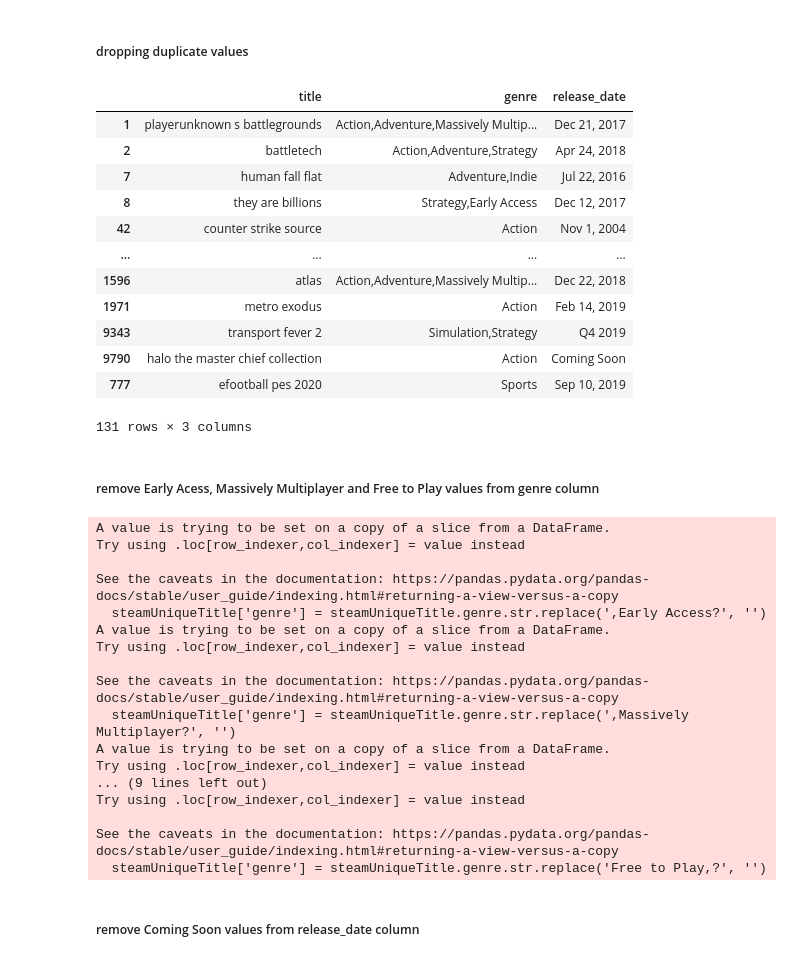
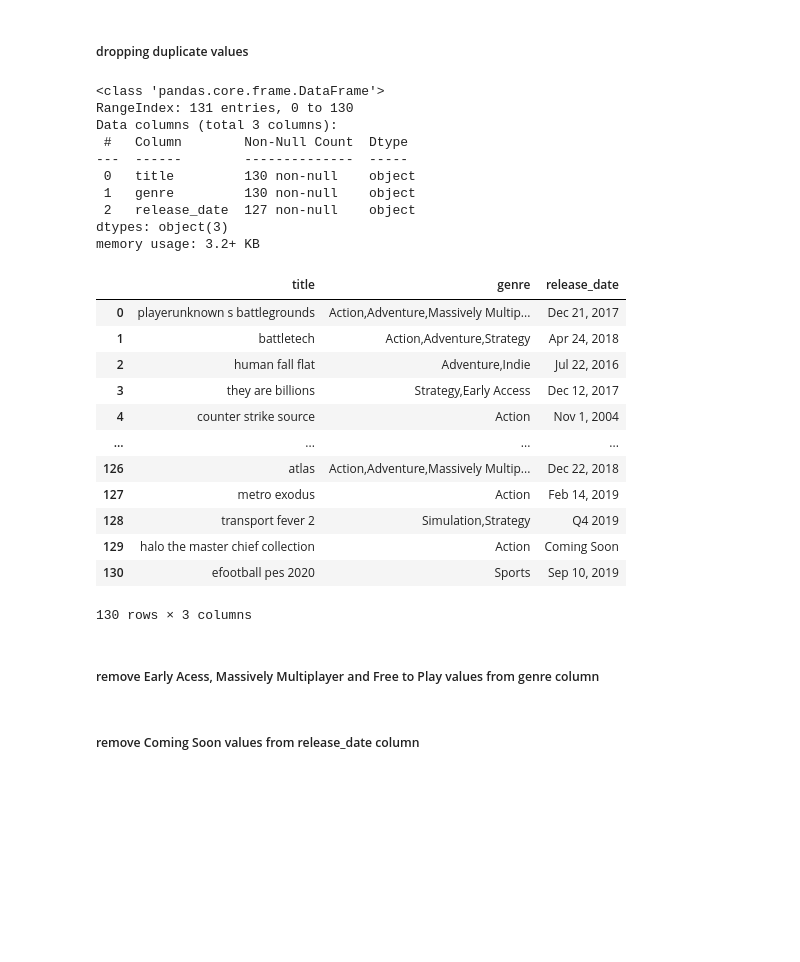
Before and after one commit to pyaepyaelily/videoGame, a Jupyter notebook: videoGame.ipynb, the cells around one changed output. Cells and saved outputs as stored; diff of their text form; code cells hidden in the pictures; blank space fills up the shorter version.

```diff
--- a/videoGame.ipynb
+++ b/videoGame.ipynb
@@ -73,18 +71,37 @@ steamMatchTitle = steamGames_Title_Genre[matchTitle]
 ##### dropping duplicate values
 # %%
 steamUniqueTitle = steamMatchTitle.drop_duplicates(['title'])
+steamUniqueTitle = steamUniqueTitle.reset_index(drop=True)
+
 steamUniqueTitle
+nan_value = float("NaN")
+steamUniqueTitle.replace("", nan_value, inplace=True)
+steamUniqueTitle.info()
+
+steamUniqueTitle.dropna(subset = ["genre"], inplace=True)
+steamUniqueTitle
+#steamUniqueTitle.to_excel("output.xlsx")
 # %% [output]
+<class 'pandas.core.frame.DataFrame'>
+RangeIndex: 131 entries, 0 to 130
+Data columns (total 3 columns):
+ #   Column        Non-Null Count  Dtype
+---  ------        --------------  -----
+ 0   title         130 non-null    object
+ 1   genre         130 non-null    object
+ 2   release_date  127 non-null    object
+dtypes: object(3)
+memory usage: 3.2+ KB
 |  | title | genre | release_date |
-| 1 | playerunknown s battlegrounds | Action,Adventure,Massively Multip... | Dec 21, 2017 |
-| 2 | battletech | Action,Adventure,Strategy | Apr 24, 2018 |
-| 7 | human fall flat | Adventure,Indie | Jul 22, 2016 |
-| 8 | they are billions | Strategy,Early Access | Dec 12, 2017 |
-| 42 | counter strike source | Action | Nov 1, 2004 |
+| 0 | playerunknown s battlegrounds | Action,Adventure,Massively Multip... | Dec 21, 2017 |
+| 1 | battletech | Action,Adventure,Strategy | Apr 24, 2018 |
+| 2 | human fall flat | Adventure,Indie | Jul 22, 2016 |
+| 3 | they are billions | Strategy,Early Access | Dec 12, 2017 |
+| 4 | counter strike source | Action | Nov 1, 2004 |
 | ... | ... | ... | ... |
-| 1596 | atlas | Action,Adventure,Massively Multip... | Dec 22, 2018 |
-| 1971 | metro exodus | Action | Feb 14, 2019 |
-| 9343 | transport fever 2 | Simulation,Strategy | Q4 2019 |
-| 9790 | halo the master chief collection | Action | Coming Soon |
-| 777 | efootball pes 2020 | Sports | Sep 10, 2019 |
+| 126 | atlas | Action,Adventure,Massively Multip... | Dec 22, 2018 |
+| 127 | metro exodus | Action | Feb 14, 2019 |
+| 128 | transport fever 2 | Simulation,Strategy | Q4 2019 |
+| 129 | halo the master chief collection | Action | Coming Soon |
+| 130 | efootball pes 2020 | Sports | Sep 10, 2019 |
-131 rows × 3 columns
+130 rows × 3 columns
@@ -96,24 +115,6 @@ steamUniqueTitle['genre'] = steamUniqueTitle.genre.str.replace(',Massively Multi
 steamUniqueTitle['genre'] = steamUniqueTitle.genre.str.replace('Massively Multiplayer,?', '')
 steamUniqueTitle['genre'] = steamUniqueTitle.genre.str.replace(',Free to Play?', '')
 steamUniqueTitle['genre'] = steamUniqueTitle.genre.str.replace('Free to Play,?', '')
-# %% [output]
-A value is trying to be set on a copy of a slice from a DataFrame.
-Try using .loc[row_indexer,col_indexer] = value instead
-
-See the caveats in the documentation: https://pandas.pydata.org/pandas-docs/stable/user_guide/indexing.html#returning-a-view-versus-a-copy
-  steamUniqueTitle['genre'] = steamUniqueTitle.genre.str.replace(',Early Access?', '')
-A value is trying to be set on a copy of a slice from a DataFrame.
-Try using .loc[row_indexer,col_indexer] = value instead
-
-See the caveats in the documentation: https://pandas.pydata.org/pandas-docs/stable/user_guide/indexing.html#returning-a-view-versus-a-copy
-  steamUniqueTitle['genre'] = steamUniqueTitle.genre.str.replace(',Massively Multiplayer?', '')
-A value is trying to be set on a copy of a slice from a DataFrame.
-Try using .loc[row_indexer,col_indexer] = value instead
-... (9 lines left out)
-Try using .loc[row_indexer,col_indexer] = value instead
-
-See the caveats in the documentation: https://pandas.pydata.org/pandas-docs/stable/user_guide/indexing.html#returning-a-view-versus-a-copy
-  steamUniqueTitle['genre'] = steamUniqueTitle.genre.str.replace('Free to Play,?', '')
 # %% [markdown]
 ##### remove Coming Soon values from release_date column
 # %%
```
Also changed, not shown: parts of 9 cells of this notebook.
